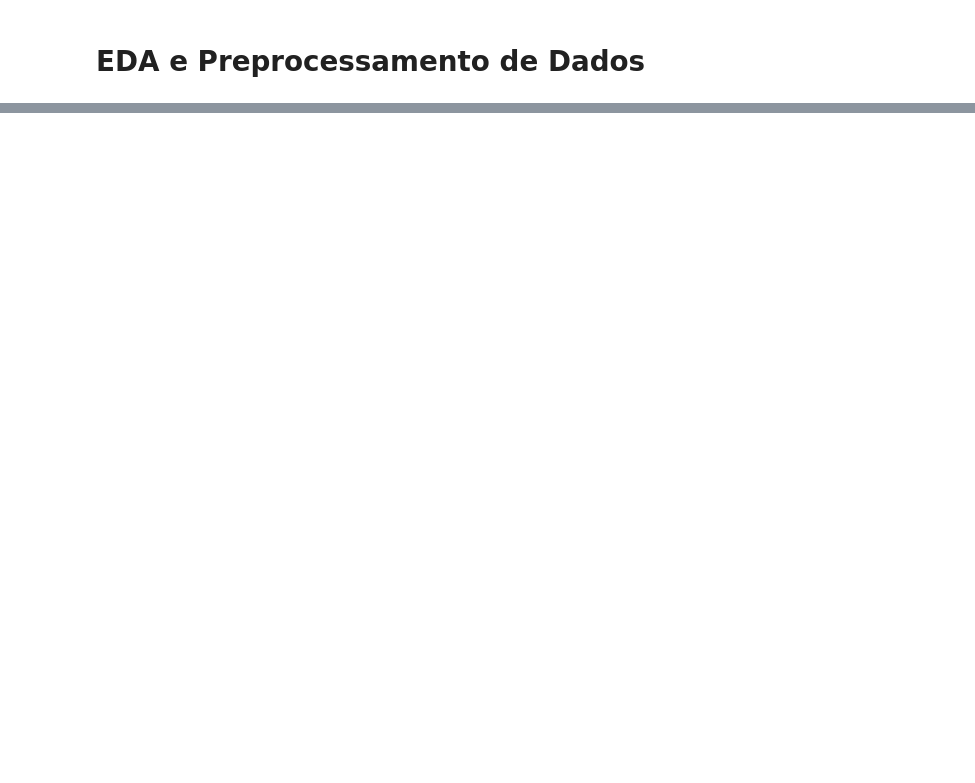
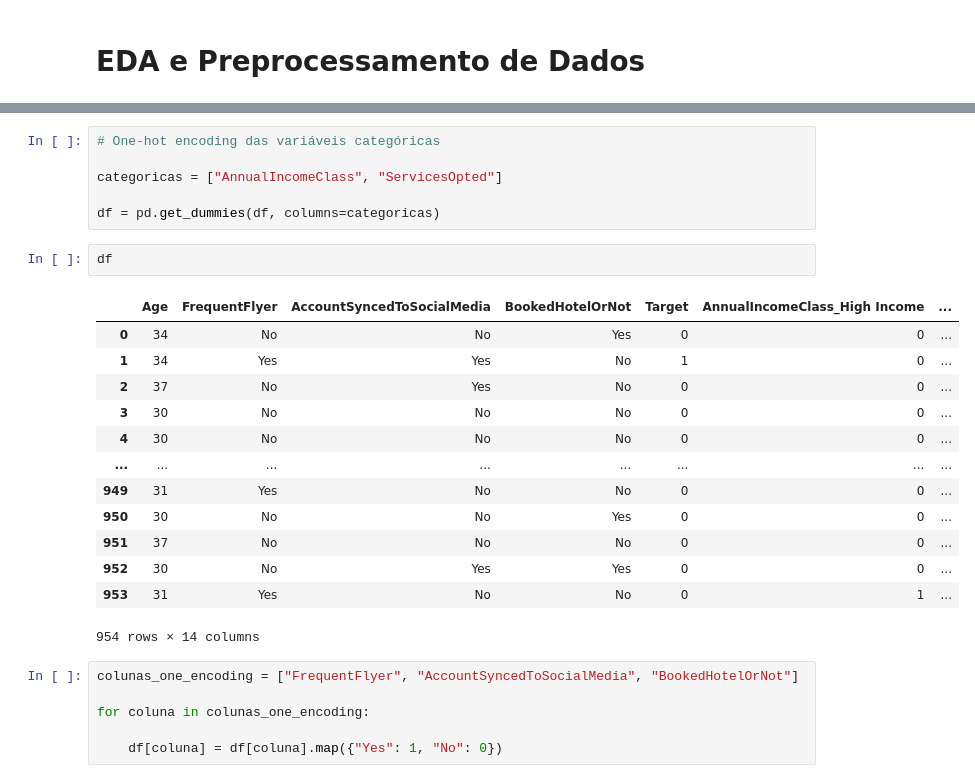
Before and after one commit to diasKayky/churn-predictive-analysis, a Jupyter notebook: notebooks/EDA_Preprocessamento_de_Dados.ipynb, the cells around one changed output, grey strips where cells are left out. Saved outputs shown, nothing was run; the diff lists cells and outputs as text; blank space fills up the shorter version.

```diff
--- a/notebooks/EDA_Preprocessamento_de_Dados.ipynb
+++ b/notebooks/EDA_Preprocessamento_de_Dados.ipynb
@@ -25,0 +78,28 @@ df
+# %%
+# One-hot encoding das variáveis categóricas
+
+categoricas = ["AnnualIncomeClass", "ServicesOpted"]
+
+df = pd.get_dummies(df, columns=categoricas)
+# %%
+df
+# %% [output]
+|  | Age | FrequentFlyer | AccountSyncedToSocialMedia | BookedHotelOrNot | Target | AnnualIncomeClass_High Income | ... |
+| 0 | 34 | No | No | Yes | 0 | 0 | ... |
+| 1 | 34 | Yes | Yes | No | 1 | 0 | ... |
+| 2 | 37 | No | Yes | No | 0 | 0 | ... |
+| 3 | 30 | No | No | No | 0 | 0 | ... |
+| 4 | 30 | No | No | No | 0 | 0 | ... |
+| ... | ... | ... | ... | ... | ... | ... | ... |
+| 949 | 31 | Yes | No | No | 0 | 0 | ... |
+| 950 | 30 | No | No | Yes | 0 | 0 | ... |
+| 951 | 37 | No | No | No | 0 | 0 | ... |
+| 952 | 30 | No | Yes | Yes | 0 | 0 | ... |
+| 953 | 31 | Yes | No | No | 0 | 1 | ... |
+954 rows × 14 columns
+# %%
+colunas_one_encoding = ["FrequentFlyer", "AccountSyncedToSocialMedia", "BookedHotelOrNot"]
+
+for coluna in colunas_one_encoding:
+
+    df[coluna] = df[coluna].map({"Yes": 1, "No": 0})
```
Also changed, not shown: parts of 16 cells of this notebook, 5 other files.
